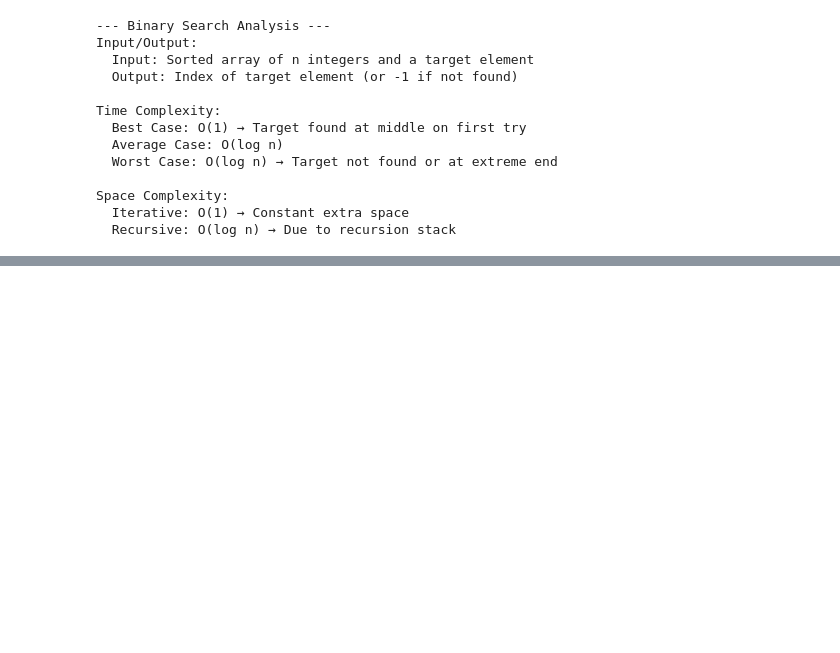
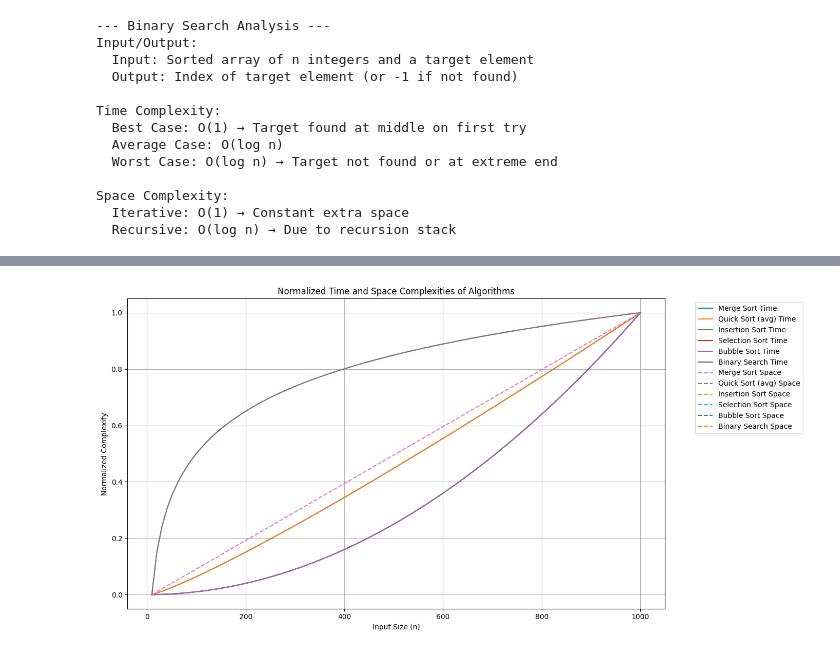
Before and after one commit to aashikagarg/algo_analysis_mini_project-Aashika, a Jupyter notebook: algo_analysis_notebook.ipynb, the cells around one changed output, grey strips where cells are left out. Drawn from its saved outputs; the diff is of its cells as text; code cells hidden in the pictures; blank space fills up the shorter version.

```diff
--- a/algo_analysis_notebook.ipynb
+++ b/algo_analysis_notebook.ipynb
@@ -554,0 +807,63 @@ Space Complexity:
+# %%
+import numpy as np
+import matplotlib.pyplot as plt
+
+# Input sizes (n)
+n_values = np.array(range(10, 1001, 10))
+
+# Define complexity functions
+def n_log_n(n):
+    return n * np.log2(n)
+
+def n_squared(n):
+    return n**2
+
+def log_n(n):
+    return np.log2(n)
+
+def constant(n):
+    return np.ones_like(n)
+
+# Time complexities (normalized)
+time_complexities = {
+    'Merge Sort': n_log_n(n_values),
+    'Quick Sort (avg)': n_log_n(n_values),
+    'Insertion Sort': n_squared(n_values),
+    'Selection Sort': n_squared(n_values),
+    'Bubble Sort': n_squared(n_values),
+    'Binary Search': log_n(n_values)
+}
+
+# Space complexities (normalized)
+space_complexities = {
+    'Merge Sort': n_values,                # O(n)
+    'Quick Sort (avg)': np.log2(n_values),# O(log n)
+    'Insertion Sort': constant(n_values), # O(1)
+    'Selection Sort': constant(n_values), # O(1)
+    'Bubble Sort': constant(n_values),    # O(1)
+    'Binary Search': constant(n_values)   # O(1)
+}
+
+# Normalize for better visualization (0-1 scale)
+def normalize(arr):
+    return (arr - np.min(arr)) / (np.max(arr) - np.min(arr))
+
+plt.figure(figsize=(14, 7))
+
+# Plot Time Complexities
+for algo, vals in time_complexities.items():
+    plt.plot(n_values, normalize(vals), label=f'{algo} Time')
+
+# Plot Space Complexities with dashed lines
+for algo, vals in space_complexities.items():
+    plt.plot(n_values, normalize(vals), linestyle='--', label=f'{algo} Space')
+
+plt.title('Normalized Time and Space Complexities of Algorithms')
+plt.xlabel('Input Size (n)')
+plt.ylabel('Normalized Complexity')
+plt.legend(bbox_to_anchor=(1.05, 1), loc='upper left')
+plt.grid(True)
+plt.tight_layout()
+plt.show()
+# %% [output]
+[figure, added]
```
Also changed, not shown: parts of 3 cells of this notebook.
